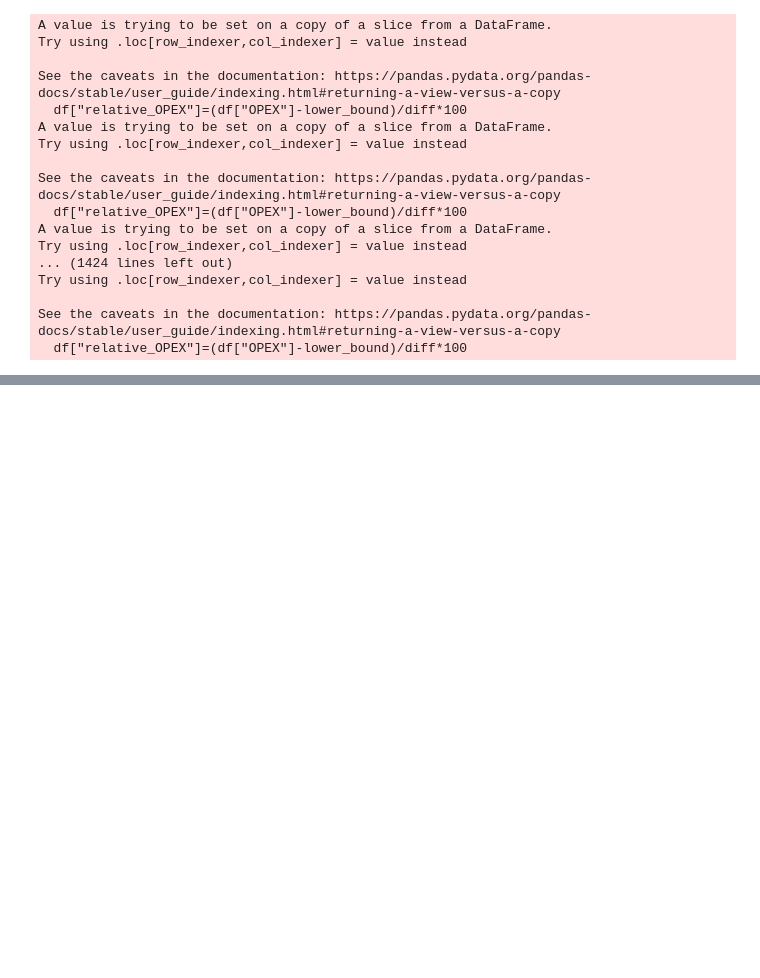
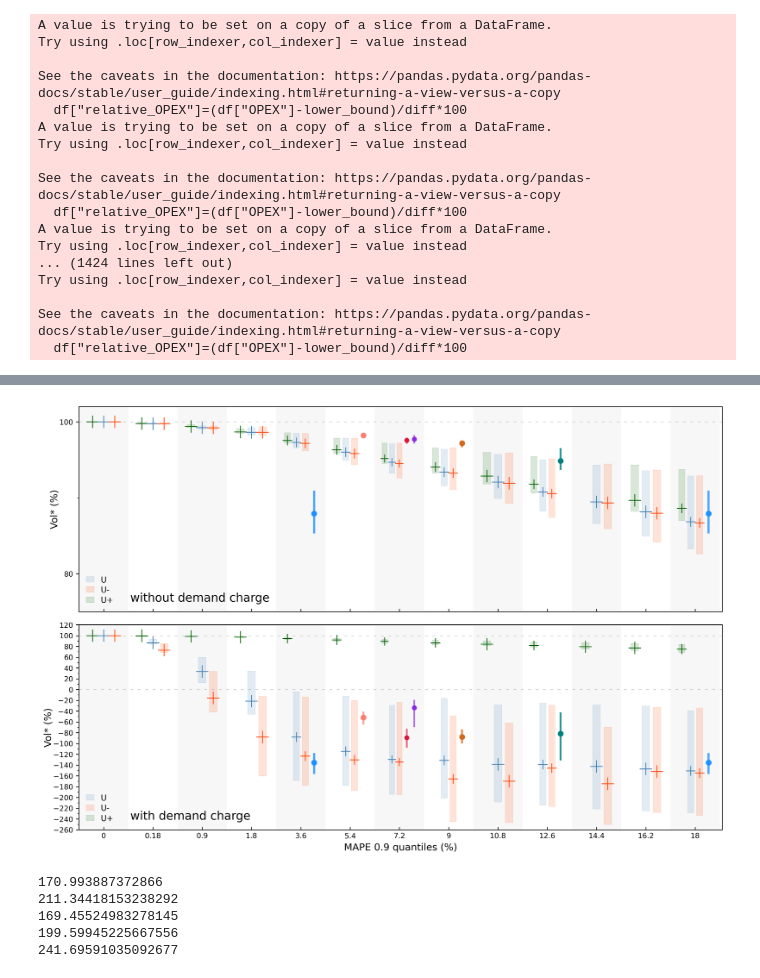
Before and after one commit to AarenLee07/Microgrid-Optimizer, a Jupyter notebook: paper_working/fig3-Value-of-info2.ipynb, the cells around one changed output, grey strips where cells are left out. Saved outputs shown, nothing was run; the diff lists cells and outputs as text; code cells hidden in the pictures; blank space fills up the shorter version.

```diff
--- a/paper_working/fig3-Value-of-info2.ipynb
+++ b/paper_working/fig3-Value-of-info2.ipynb
@@ -704,0 +992,35 @@ cluster_box_plot(
+# %%
+fig,axs=plt.subplots(2,figsize=[12,8])
+
+cluster_box_plot(
+    figsize=(14,5),plot_line_new=False,vol=True,ylimit=[-260,120],ax=axs[1],
+    mape=mape_1,y_dic=y_dic_1,mean_dic=mean_dic_1,y_dic_self_define=y_dic_all_recal_1,self_define_position=True,
+    save_fn="fig-7-VoI-artificial-noise-and-sota-models.png",x_label='MAPE 0.9 quantiles (%)'
+)
+
+cluster_box_plot(
+    figsize=(14,5),plot_line_new=False,vol=True,ylimit=[75,102],ax=axs[0],
+    mape=mape,y_dic=y_dic,mean_dic=mean_dic,y_dic_self_define=y_dic_all_recal,self_define_position=True,
+    save_fn="fig-7-VoI-artificial-noise-and-sota-models-0dc.png",x_label='MAPE (%)'
+)
+
+axs[0].set_xticklabels([])
+axs[0].set_xlabel(None)
+trans = transforms.blended_transform_factory(
+    axs[0].transAxes, axs[0].transAxes)
+axs[0].text(s='without demand charge',x=0.08,y=0.05,transform=trans,fontsize=label_fs*1.2)
+trans = transforms.blended_transform_factory(
+    axs[1].transAxes, axs[1].transAxes)
+axs[1].text(s='with demand charge',x=0.08,y=0.05,transform=trans,fontsize=label_fs*1.2)
+plt.tight_layout()
+# %% [output]
+[figure, added]
+# %%
+for i in range(5):
+    print(np.quantile(abs(y_dic_pred[key][i]),0.8))
+# %% [output]
+170.993887372866
+211.34418153238292
+169.45524983278145
+199.59945225667556
+241.69591035092677
```
Also changed, not shown: parts of 12 cells of this notebook, 29 other files.
